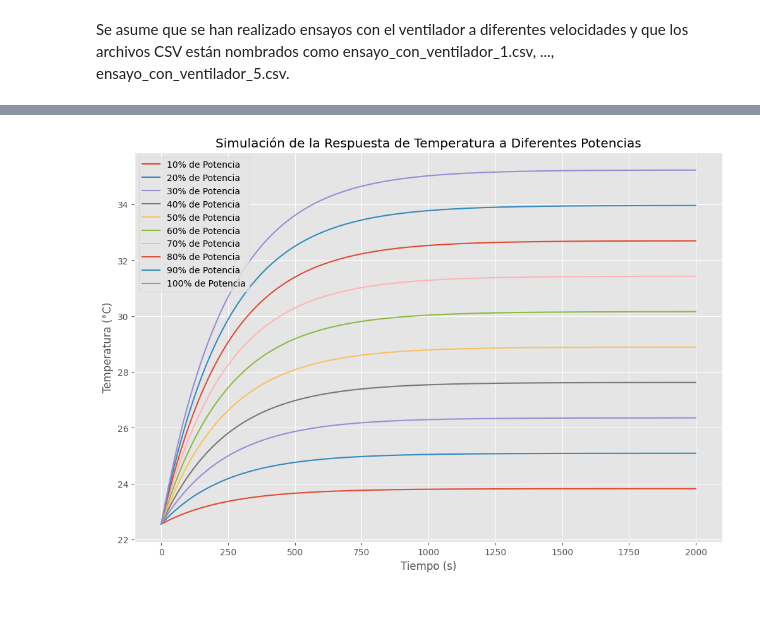
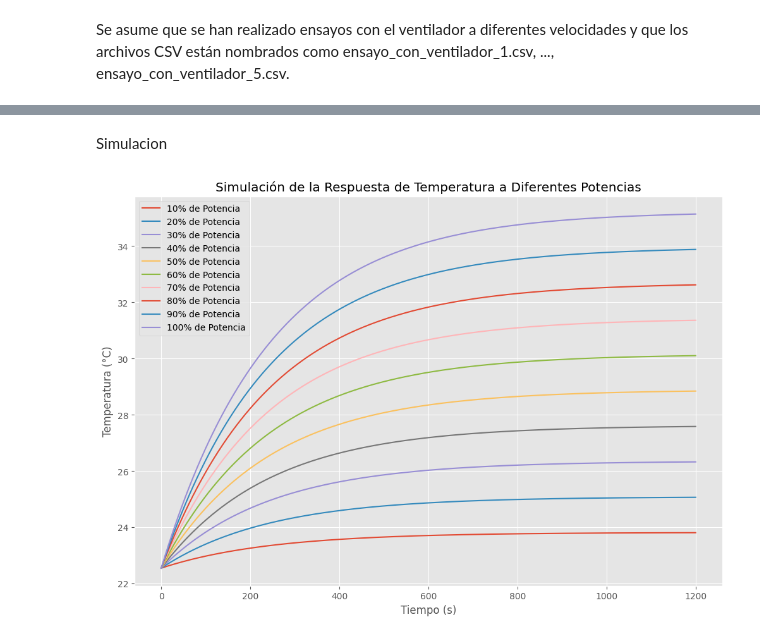
Before and after one commit to MaximilianoAntonio/incubator-prototype, a Jupyter notebook: Incbadora ino/vizualizador csv.ipynb, the cells around one changed output, grey strips where cells are left out. Cells and saved outputs as stored; diff of their text form; code cells hidden in the pictures; blank space fills up the shorter version.

```diff
--- a/Incbadora ino/vizualizador csv.ipynb
+++ b/Incbadora ino/vizualizador csv.ipynb
@@ -115,6 +113,12 @@ def procesar_ensayo(df, porcentaje_potencia, P_max):
 
     return K, tiempo_tau
 # %%
+# Leer los archivos CSV de los ensayos sin ventilador
+for i in range(1, 6):
+    archivo = f'CSV registros/Ensayos sin ventilador/ensayo_sin_ventilador_{i}.csv'
+    df = pd.read_csv(archivo, encoding='latin1')
+    ensayos_sin_ventilador.append(df)
+
 # Listas para almacenar los resultados
 K_list = []
 tau_list = []
@@ -133,6 +137,6 @@ tau_list_clean = [t for t in tau_list if not np.isnan(t)]
 K_promedio = np.mean(K_list_clean)
 tau_promedio = np.mean(tau_list_clean)
 
-print(f'Ganancia estática promedio (K): {K_promedio:.4f} °C/W')
+print(f'Ganancia estática promedio (K): {K_promedio:.4f} °C/P%')
 print(f'Constante de tiempo promedio (τ): {tau_promedio:.2f} s')
 # %% [output]
@@ -196,38 +248,40 @@ plt.show()
+# %% [markdown]
+Simulacion
 # %%
 # Parámetros del sistema
-K = 0.1268  # Ganancia estática promedio (°C/W)
+K = 0.1268  # Ganancia estática promedio (°C/P%)
 tau = 243.54  # Constante de tiempo promedio (s)
-P_max = 100  # Potencia máxima (W)
+P_max = 100  # Potencia máxima (P%)
 temperatura = df['Temperatura (°C)']
 temperatura = temperatura[:50].mean()
 T_inicial = temperatura  # Temperatura inicial (°C)
 
 # Vector de tiempo para la simulación
-tiempo = np.arange(0, 2000, 1)  # Desde 0 hasta 2000 s en incrementos de 1 s
+tiempo = np.arange(0, 1200, 1)  # Desde 0 hasta 2000 s en incrementos de 1 s
 
 # Lista de niveles de potencia en porcentaje
 niveles_potencia = [10, 20, 30, 40, 50, 60, 70, 80, 90, 100]
 
 # Crear la figura para las gráficas
 plt.figure(figsize=(12, 8))
 
 for porcentaje_potencia in niveles_potencia:
     # Cálculo de ΔP y ΔT_final para cada nivel de potencia
     delta_P = P_max * (porcentaje_potencia / 100)
     delta_T_final = K * delta_P
 
     # Cálculo de la temperatura en función del tiempo
     T = T_inicial + delta_T_final * (1 - np.exp(-tiempo / tau))
 
     # Graficar la respuesta
     plt.plot(tiempo, T, label=f'{porcentaje_potencia}% de Potencia')
 
 # Configuración de la gráfica
 plt.title('Simulación de la Respuesta de Temperatura a Diferentes Potencias')
 plt.xlabel('Tiempo (s)')
 plt.ylabel('Temperatura (°C)')
 plt.legend()
 plt.grid(True)
 plt.show()
 # %% [output]
-[figure, old version]
+[figure, new version]
```
Also changed, not shown: parts of 8 cells of this notebook, 12 other files.
